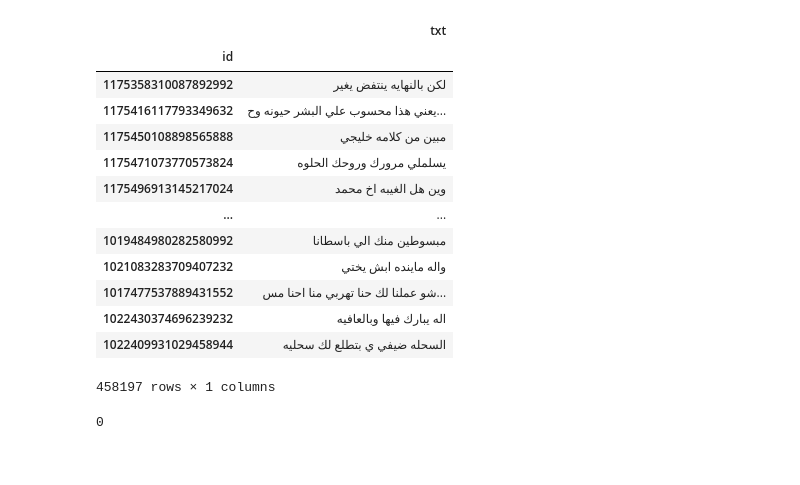
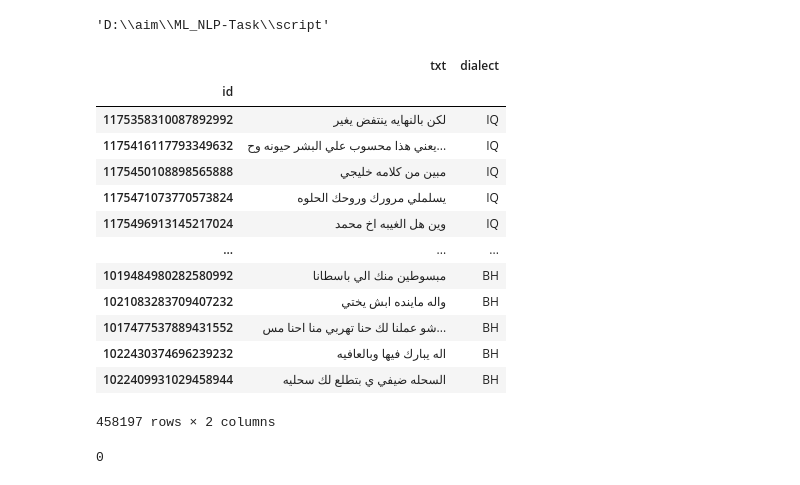
Before and after one commit to salama4ai/ML_NLP-Task, a Jupyter notebook: script/Model Training.ipynb, the cells around one changed output. Saved outputs shown, nothing was run; the diff lists cells and outputs as text; code cells hidden in the pictures.

```diff
--- a/script/Model Training.ipynb
+++ b/script/Model Training.ipynb
@@ -5,23 +6,29 @@ import seaborn as sns
+# %%
+# Get the current working directory
+cwd = os.getcwd()
+cwd
+# %% [output]
+'D:\\aim\\ML_NLP-Task\\script'
 # %%
 txt_df = pd.read_csv("../csv_files/cleaned_txt_df.csv", index_col="id")
 label_df = pd.read_csv("../csv_files/dialect_dataset.csv", index_col="id")
-# df = pd.merge(txt_df, label_df, left_index=True, right_index=True) # === pd.concat([txt_df, label_df], axis=1)
-txt_df
+df = pd.merge(txt_df, label_df, left_index=True, right_index=True) # === pd.concat([txt_df, label_df], axis=1)
+df
 # %% [output]
-|  | txt |
-| id |  |
-| 1175358310087892992 | لكن بالنهايه ينتفض يغير |
-| 1175416117793349632 | يعني هذا محسوب علي البشر حيونه وح... |
-| 1175450108898565888 | مبين من كلامه خليجي |
-| 1175471073770573824 | يسلملي مرورك وروحك الحلوه |
-| 1175496913145217024 | وين هل الغيبه اخ محمد |
-| ... | ... |
-| 1019484980282580992 | مبسوطين منك الي باسطانا |
-| 1021083283709407232 | واله ماينده ابش يختي |
-| 1017477537889431552 | شو عملنا لك حنا تهربي منا احنا مس... |
-| 1022430374696239232 | اله يبارك فيها وبالعافيه |
-| 1022409931029458944 | السحله ضيفي ي بتطلع لك سحليه |
+|  | txt | dialect |
+| id |  |  |
+| 1175358310087892992 | لكن بالنهايه ينتفض يغير | IQ |
+| 1175416117793349632 | يعني هذا محسوب علي البشر حيونه وح... | IQ |
+| 1175450108898565888 | مبين من كلامه خليجي | IQ |
+| 1175471073770573824 | يسلملي مرورك وروحك الحلوه | IQ |
+| 1175496913145217024 | وين هل الغيبه اخ محمد | IQ |
+| ... | ... | ... |
+| 1019484980282580992 | مبسوطين منك الي باسطانا | BH |
+| 1021083283709407232 | واله ماينده ابش يختي | BH |
+| 1017477537889431552 | شو عملنا لك حنا تهربي منا احنا مس... | BH |
+| 1022430374696239232 | اله يبارك فيها وبالعافيه | BH |
+| 1022409931029458944 | السحله ضيفي ي بتطلع لك سحليه | BH |
-458197 rows × 1 columns
+458197 rows × 2 columns
 # %%
 df["dialect"].isna().sum()
 # %% [output]
```
Also changed, not shown: parts of 9 cells of this notebook, 2 other files.
